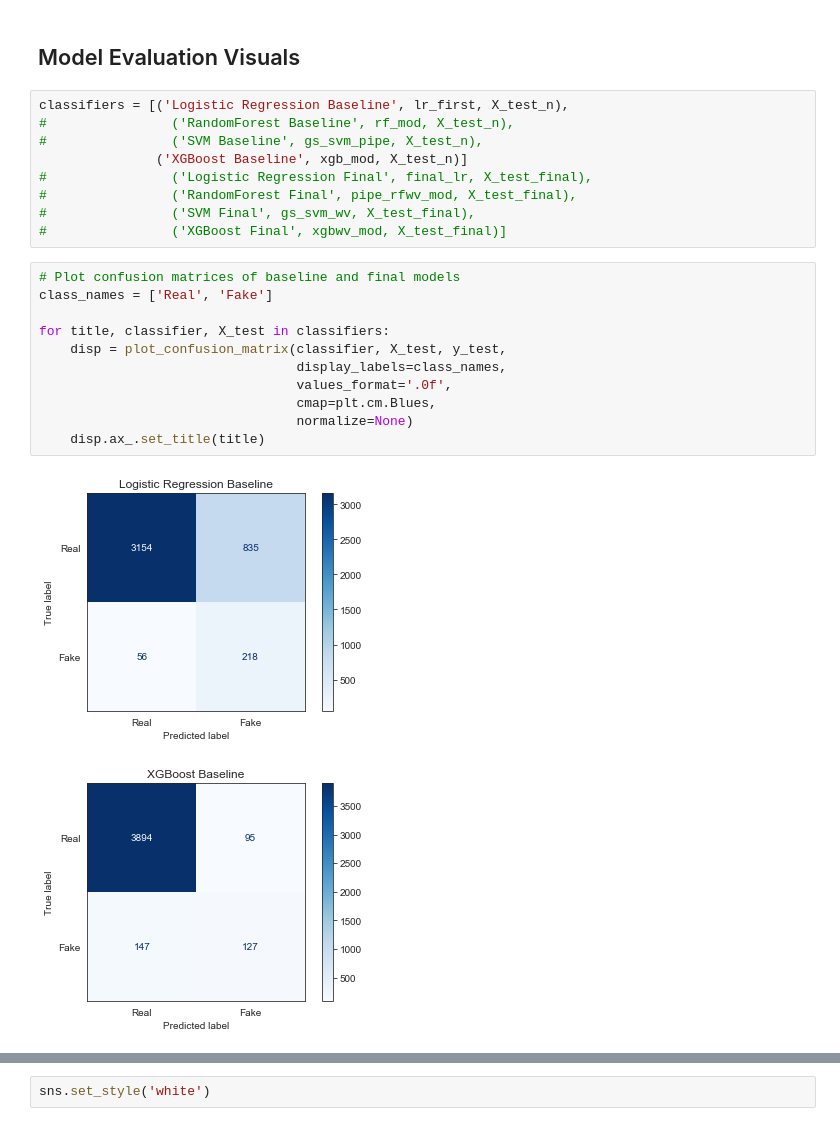
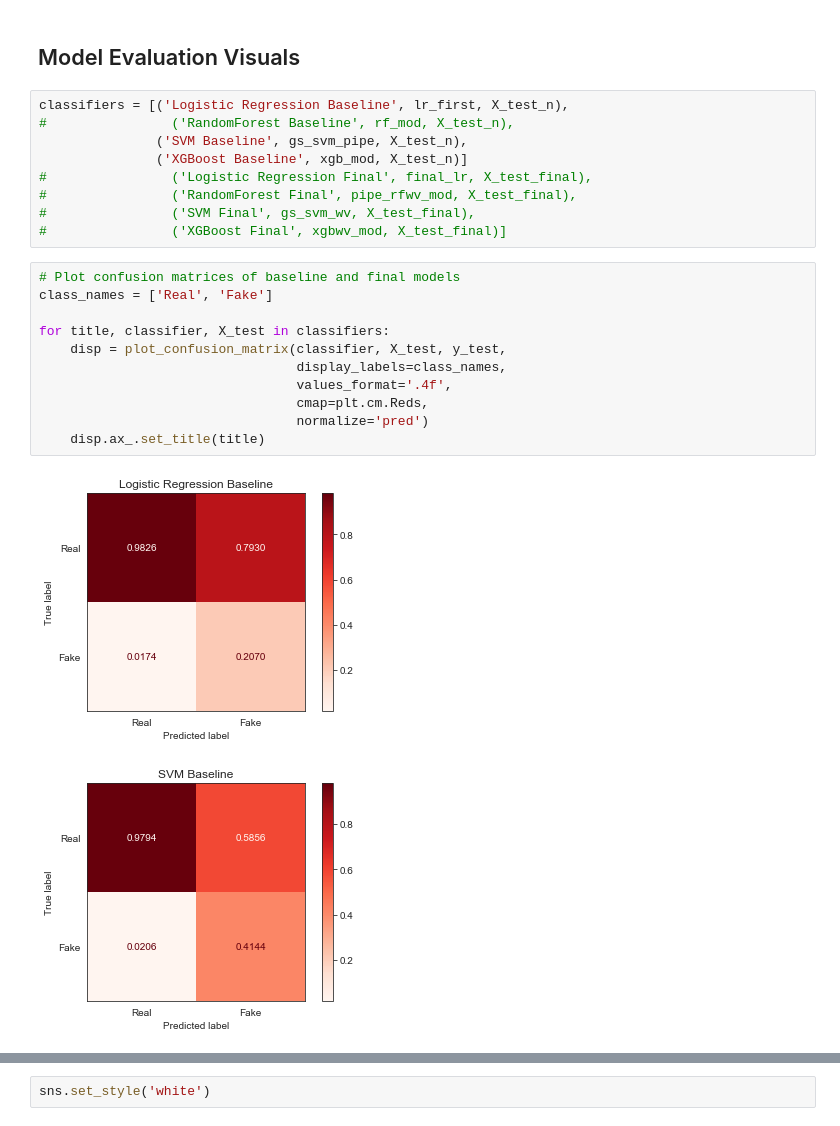
Before and after one commit to wplam107/NLP_Project, a Jupyter notebook: Mod6_models.ipynb, the cells around one changed output, grey strips where cells are left out. Cells and saved outputs as stored; diff of their text form.

```diff
--- a/Mod6_models.ipynb
+++ b/Mod6_models.ipynb
@@ -703,7 +703,7 @@ Recall: 0.6752
 # %%
 classifiers = [('Logistic Regression Baseline', lr_first, X_test_n),
 #                ('RandomForest Baseline', rf_mod, X_test_n),
-#                ('SVM Baseline', gs_svm_pipe, X_test_n),
+               ('SVM Baseline', gs_svm_pipe, X_test_n),
                ('XGBoost Baseline', xgb_mod, X_test_n)]
 #                ('Logistic Regression Final', final_lr, X_test_final),
 #                ('RandomForest Final', pipe_rfwv_mod, X_test_final),
@@ -712,14 +712,14 @@ classifiers = [('Logistic Regression Baseline', lr_first, X_test_n),
 # %%
 # Plot confusion matrices of baseline and final models
 class_names = ['Real', 'Fake']
 
 for title, classifier, X_test in classifiers:
     disp = plot_confusion_matrix(classifier, X_test, y_test,
                                  display_labels=class_names,
-                                 values_format='.0f',
-                                 cmap=plt.cm.Blues,
-                                 normalize=None)
+                                 values_format='.4f',
+                                 cmap=plt.cm.Reds,
+                                 normalize='pred')
     disp.ax_.set_title(title)
 # %% [output]
-[figure, old version]
+[figure, new version]
-[figure, old version]
+[figure, new version]
```
Also changed, not shown: parts of 1 cell of this notebook.
